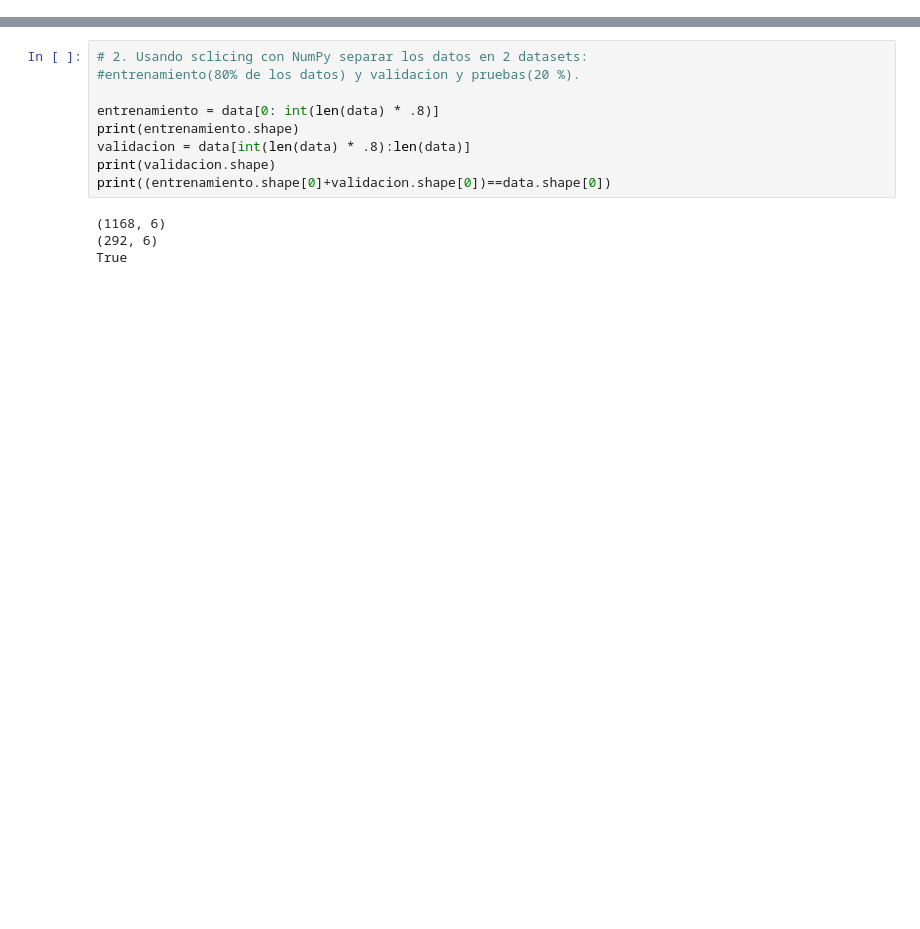
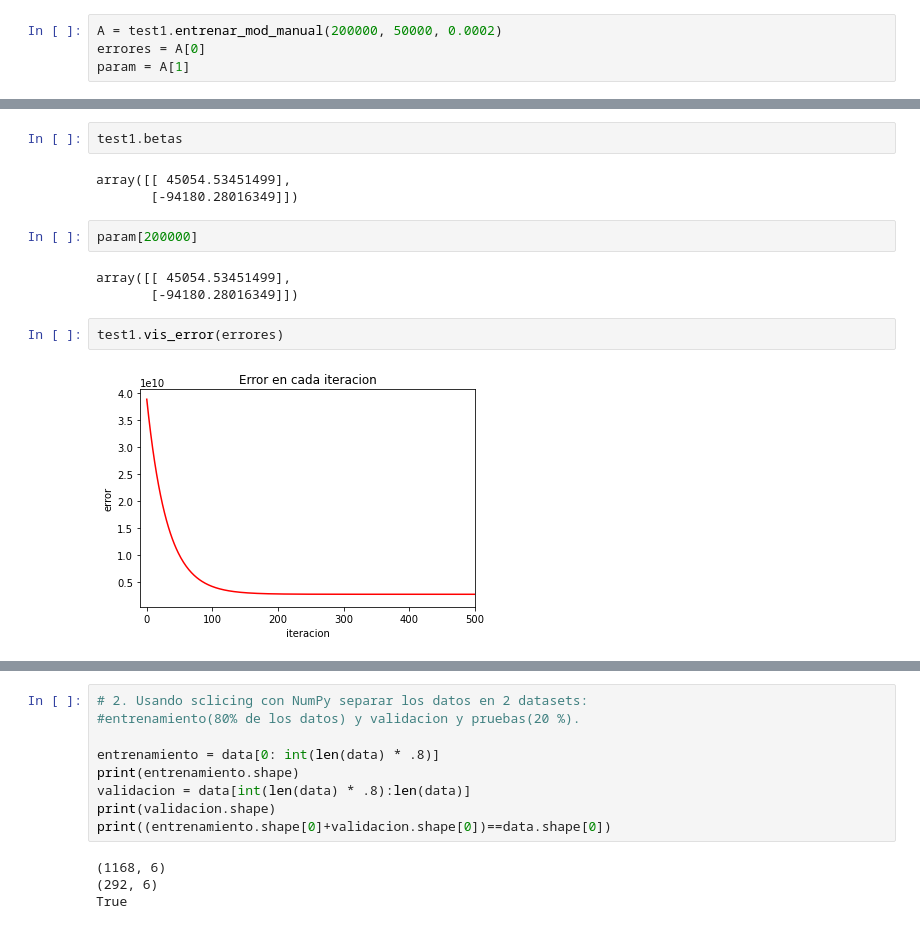
Before and after one commit to ojchavez/proyecto_final_OC, a Jupyter notebook: Proyecto_Final.ipynb, the cells around one changed output, grey strips where cells are left out. Cells and saved outputs as stored; diff of their text form; blank space fills up the shorter version.

```diff
--- a/Proyecto_Final.ipynb
+++ b/Proyecto_Final.ipynb
@@ -30,0 +170,4 @@ data.shape
+# %%
+A = test1.entrenar_mod_manual(200000, 50000, 0.0002)
+errores = A[0]
+param = A[1]
@@ -30,0 +185,14 @@ data.shape
+# %%
+test1.betas
+# %% [output]
+array([[ 45054.53451499],
+       [-94180.28016349]])
+# %%
+param[200000]
+# %% [output]
+array([[ 45054.53451499],
+       [-94180.28016349]])
+# %%
+test1.vis_error(errores)
+# %% [output]
+[figure, added]
```
Also changed, not shown: parts of 28 cells of this notebook.
